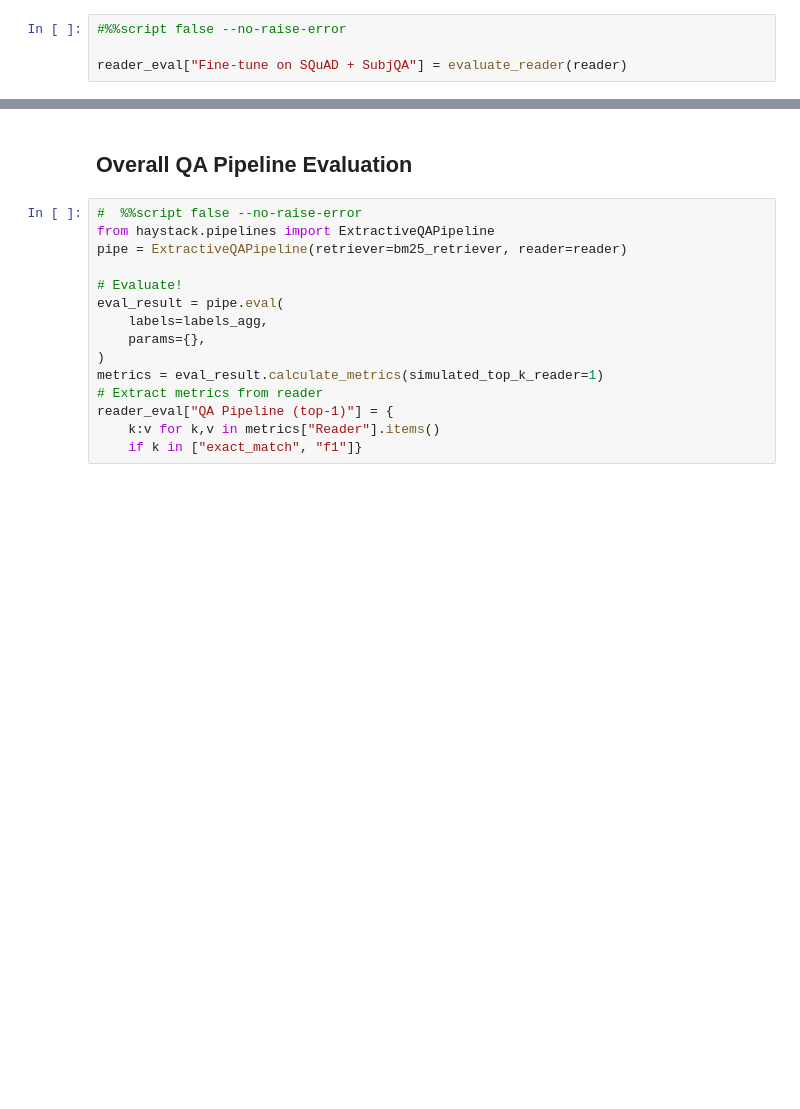
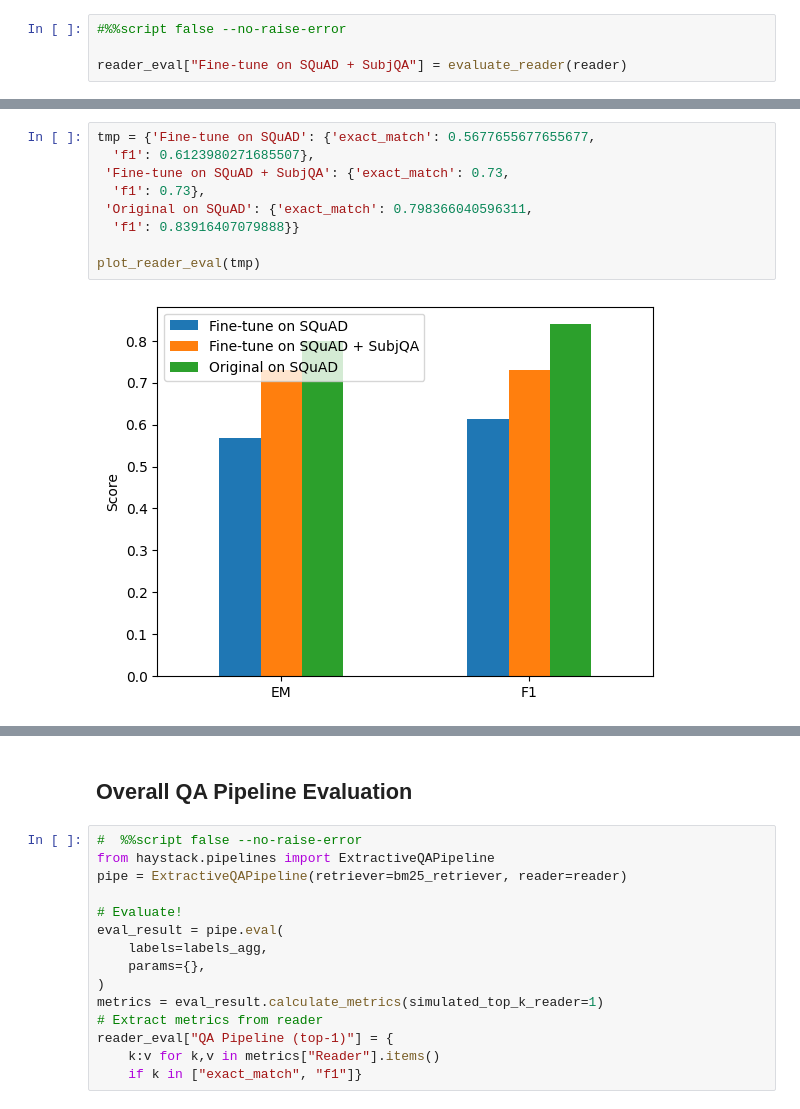
Before and after one commit to MarioAvolio/AI-Project, a Jupyter notebook: Question_Answering.ipynb, the cells around one changed output, grey strips where cells are left out. Cells and saved outputs as stored; diff of their text form; blank space fills up the shorter version.

```diff
--- a/Question_Answering.ipynb
+++ b/Question_Answering.ipynb
@@ -1029,3 +1012,14 @@ reader_eval
+# %%
+tmp = {'Fine-tune on SQuAD': {'exact_match': 0.5677655677655677,
+  'f1': 0.6123980271685507},
+ 'Fine-tune on SQuAD + SubjQA': {'exact_match': 0.73,
+  'f1': 0.73},
+ 'Original on SQuAD': {'exact_match': 0.798366040596311,
+  'f1': 0.83916407079888}}
+
+plot_reader_eval(tmp)
+# %% [output]
+[figure, added]
 # %%
 #  #  %%script false --no-raise-error
 plot_reader_eval(reader_eval)
```
Also changed, not shown: parts of 21 cells of this notebook.
